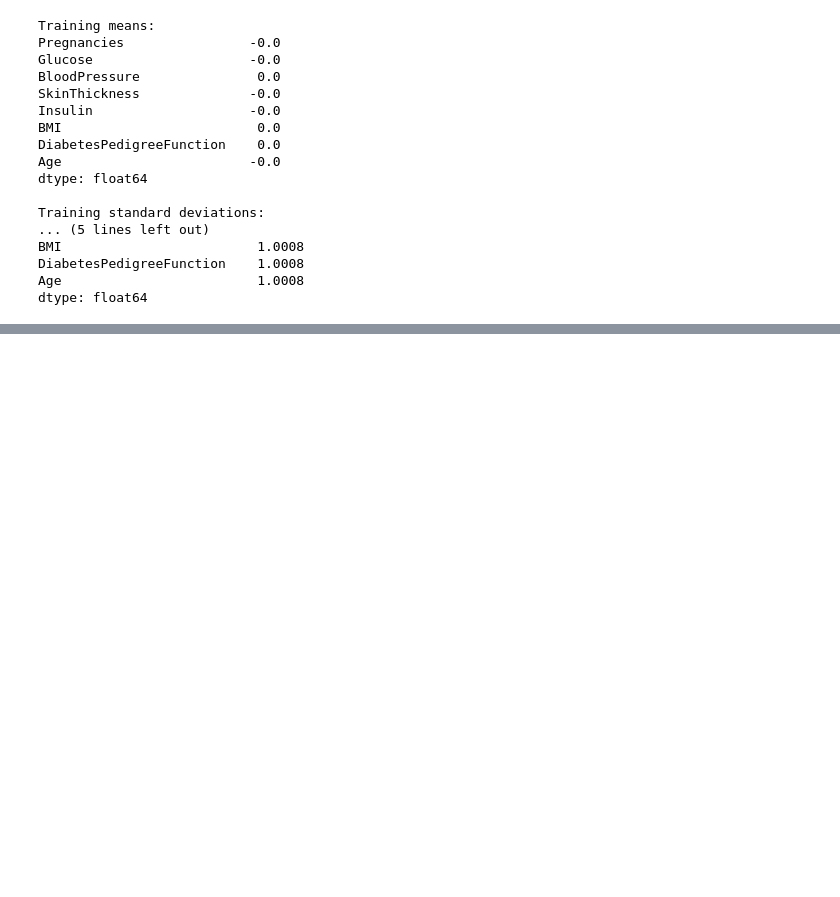
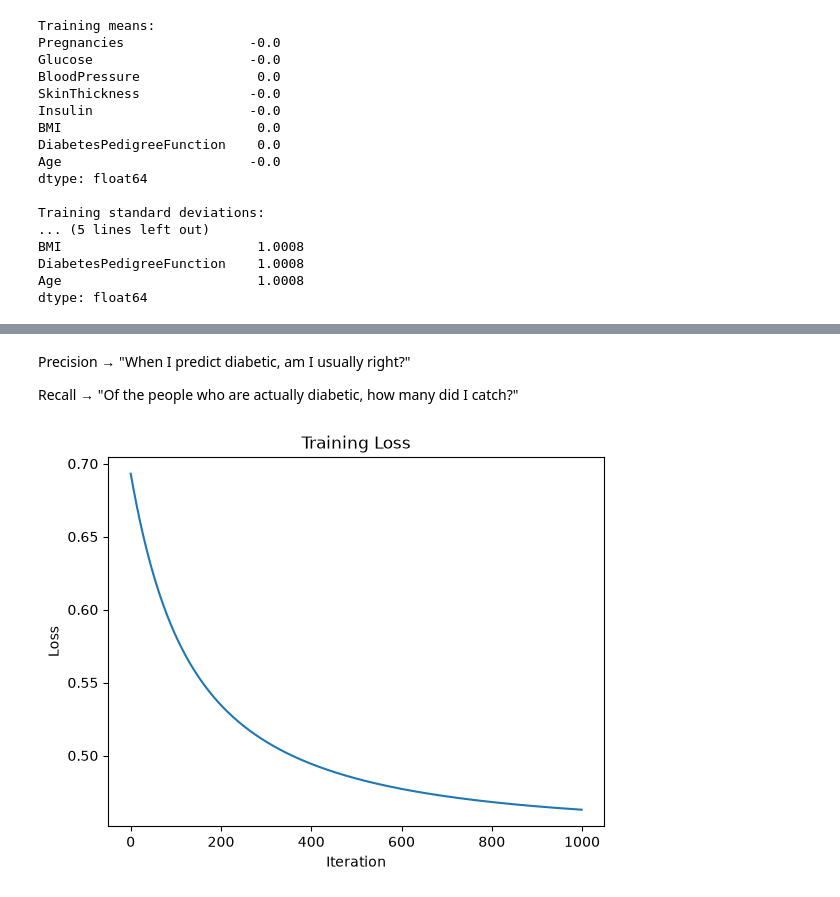
Before and after one commit to supranjal/Diabetes-prediction-ML-, a Jupyter notebook: notebooks/diabetes-prediction.ipynb, the cells around one changed output, grey strips where cells are left out. Drawn from its saved outputs; the diff is of its cells as text; code cells hidden in the pictures; blank space fills up the shorter version.

Commit message:
logistic regression done

```diff
--- a/notebooks/diabetes-prediction.ipynb
+++ b/notebooks/diabetes-prediction.ipynb
@@ -593,0 +694,8 @@ dtype: float64
+# %%
+model = MyLogisticRegression(
+    learning_rate=0.01,
+    n_iterations=1000,
+    threshold=0.5
+)
+
+model.fit(X_train_final, y_train)
@@ -593,0 +745,15 @@ dtype: float64
+# %% [markdown]
+Precision → "When I predict diabetic, am I usually right?"
+
+Recall    → "Of the people who are actually diabetic,
+             how many did I catch?"
+# %%
+import matplotlib.pyplot as plt
+
+plt.plot(model.loss_history)
+plt.xlabel("Iteration")
+plt.ylabel("Loss")
+plt.title("Training Loss")
+plt.show()
+# %% [output]
+[figure, added]
```
Also changed, not shown: parts of 10 cells of this notebook.
